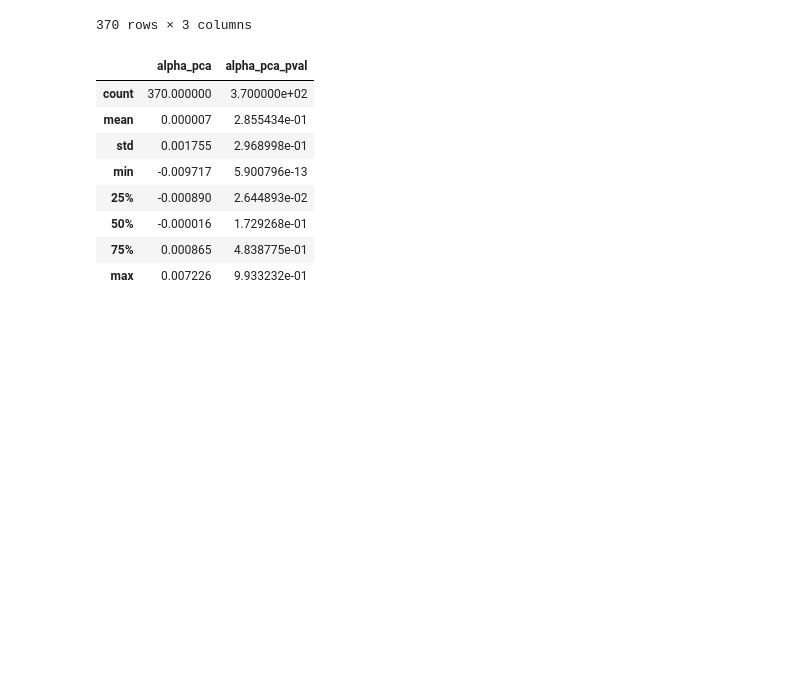
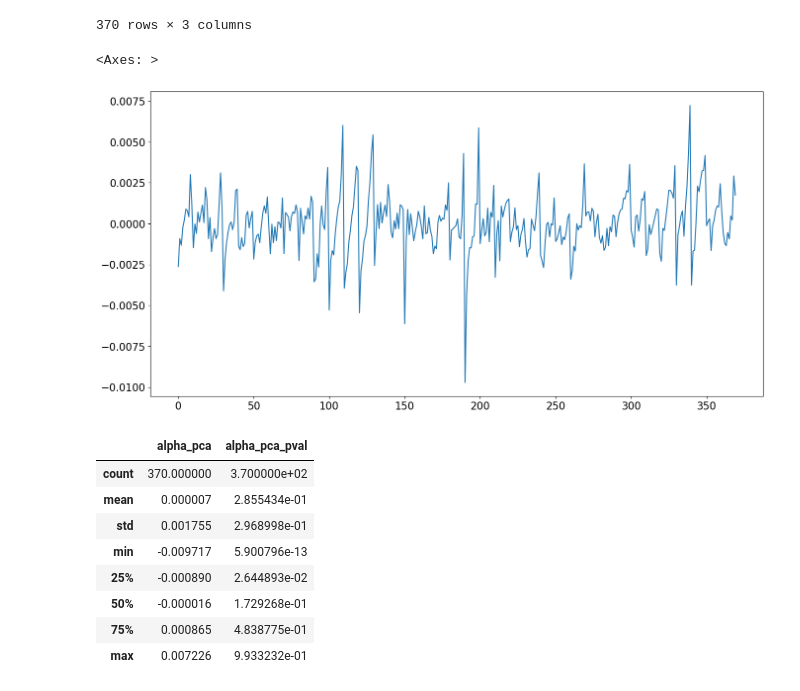
Before and after one commit to lmaksymenko/BerkeleyCourses, a Jupyter notebook: MFE230E/Answers_to_PS7_230E.ipynb, the cells around one changed output. Cells and saved outputs as stored; diff of their text form; code cells hidden in the pictures; blank space fills up the shorter version.

```diff
--- a/MFE230E/Answers_to_PS7_230E.ipynb
+++ b/MFE230E/Answers_to_PS7_230E.ipynb
@@ -348,6 +363,11 @@ ff_pricing_errors
 | 368 | (valueem, p9) | 0.002917 | 0.001177 |
 | 369 | (valueem, p10) | 0.001736 | 0.186074 |
 370 rows × 3 columns
+# %%
+ff_pricing_errors["alpha_pca"].plot()
+# %% [output]
+<Axes: >
+[figure, added]
 # %%
 ff_pricing_errors.describe()
 # %% [output]
```
Also changed, not shown: parts of 9 cells of this notebook.
